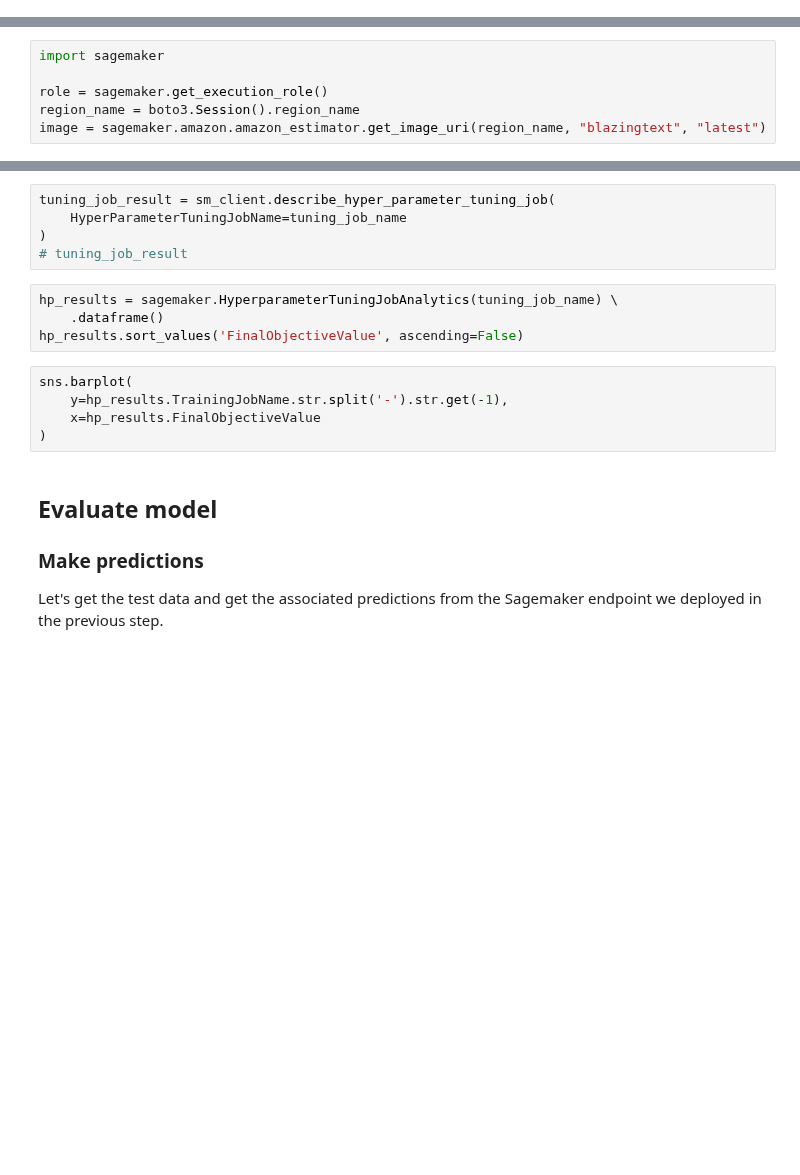
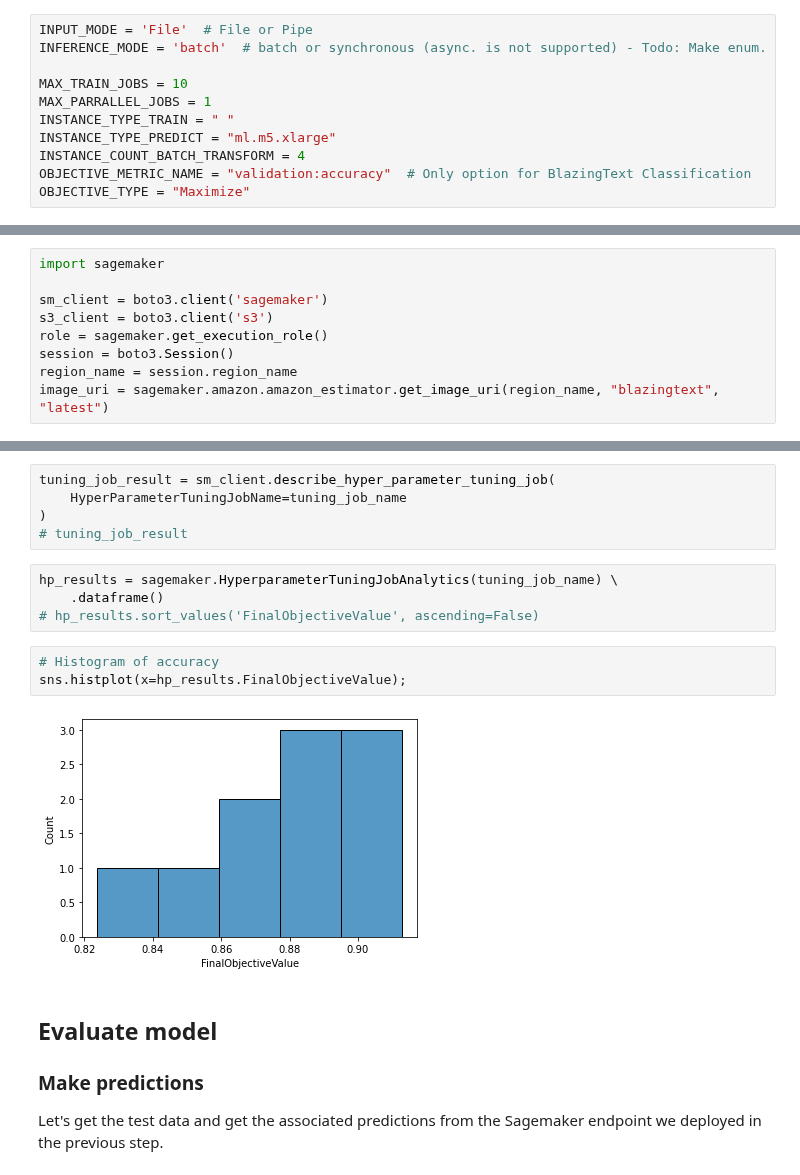
Before and after one commit to tloeber/email-classification, a Jupyter notebook: 2-blazing-text-model-training.ipynb, the cells around one changed output, grey strips where cells are left out. Drawn from its saved outputs; the diff is of its cells as text; blank space fills up the shorter version.

```diff
--- a/2-blazing-text-model-training.ipynb
+++ b/2-blazing-text-model-training.ipynb
@@ -18,6 +21,17 @@ from sagemaker.tuner import (
     ContinuousParameter,
     HyperparameterTuner,
 )
+# %%
+INPUT_MODE = 'File'  # File or Pipe
+INFERENCE_MODE = 'batch'  # batch or synchronous (async. is not supported) - Todo: Make enum.
+
+MAX_TRAIN_JOBS = 10
+MAX_PARRALLEL_JOBS = 1
+INSTANCE_TYPE_TRAIN = " "
+INSTANCE_TYPE_PREDICT = "ml.m5.xlarge"
+INSTANCE_COUNT_BATCH_TRANSFORM = 4
+OBJECTIVE_METRIC_NAME = "validation:accuracy"  # Only option for BlazingText Classification
+OBJECTIVE_TYPE = "Maximize"
 # %%
 logger = logging.getLogger(__name__)
 
@@ -26,6 +40,9 @@ BUCKET = config['BUCKET']
 # %%
 import sagemaker
 
+sm_client = boto3.client('sagemaker')
+s3_client = boto3.client('s3')
 role = sagemaker.get_execution_role()
-region_name = boto3.Session().region_name
-image = sagemaker.amazon.amazon_estimator.get_image_uri(region_name, "blazingtext", "latest")
+session = boto3.Session()
+region_name = session.region_name
+image_uri = sagemaker.amazon.amazon_estimator.get_image_uri(region_name, "blazingtext", "latest")
@@ -147,12 +157,12 @@ tuning_job_result = sm_client.describe_hyper_parameter_tuning_job(
 # %%
 hp_results = sagemaker.HyperparameterTuningJobAnalytics(tuning_job_name) \
     .dataframe()
-hp_results.sort_values('FinalObjectiveValue', ascending=False)
+# hp_results.sort_values('FinalObjectiveValue', ascending=False)
 # %%
-sns.barplot(
-    y=hp_results.TrainingJobName.str.split('-').str.get(-1),
-    x=hp_results.FinalObjectiveValue
-)
+# Histogram of accuracy
+sns.histplot(x=hp_results.FinalObjectiveValue);
+# %% [output]
+[figure, added]
 # %% [markdown]
 ## Evaluate model
 ### Make predictions
```
Also changed, not shown: parts of 21 cells of this notebook, 1 other file.
